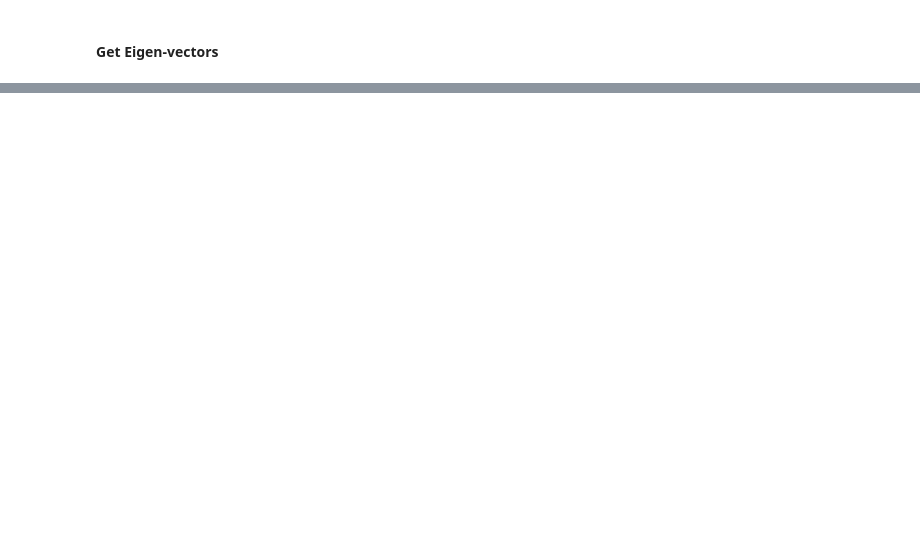
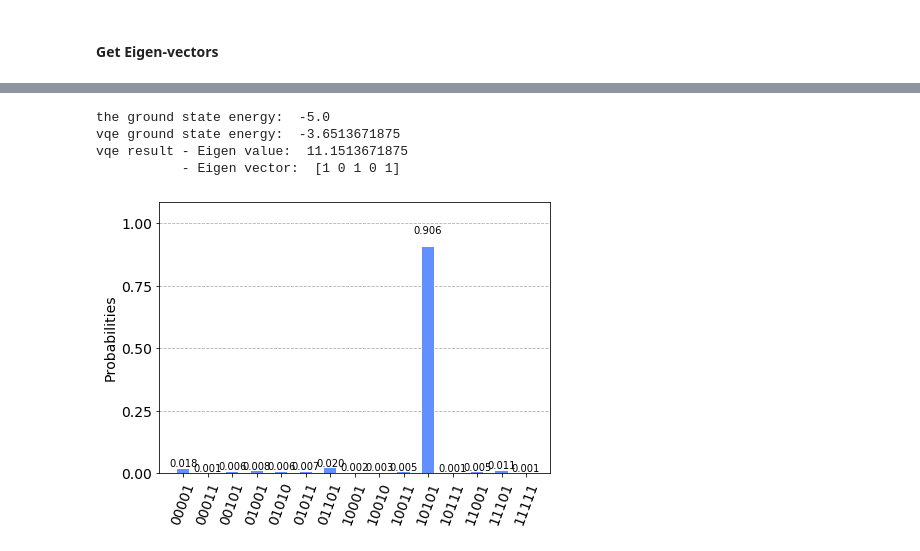
Before and after one commit to jiayuanx/quantum-computing, a Jupyter notebook: assignments/project/MaxCut-Multiweight.ipynb, the cells around one changed output, grey strips where cells are left out. Drawn from its saved outputs; the diff is of its cells as text; code cells hidden in the pictures; blank space fills up the shorter version.

```diff
--- a/assignments/project/MaxCut-Multiweight.ipynb
+++ b/assignments/project/MaxCut-Multiweight.ipynb
@@ -413,6 +435,0 @@ vqe_qc.draw(output='mpl')
-# %%
-N=1000
-backend = BasicAer.get_backend('qasm_simulator')
-job = execute(vqe_qc, backend, shots=N)
-result = job.result()
-counts = result.get_counts()
@@ -433,0 +457,12 @@ counts, get_exp(counts)
+# %%
+# on noisy model
+wpo, offset = adj2paulis(w)
+params = np.array([random.random() for _ in range(n*12)])
+tolerance = 1e-6
+n_shots = 1000
+noise = get_noise_model()
+vqe_wrapper = lambda x: vqe(wpo, params=x, n_shots=n_shots, noise=noise)
+%time vqe_result = minimize(vqe_wrapper, params, method="Powell", tol=tolerance)
+print(vqe_result.x)
+counts = get_eigenvectors(vqe_result.x)
+eigen_vec = sample_most_likely(counts)
@@ -433,0 +487,12 @@ counts, get_exp(counts)
+# %%
+print("the ground state energy: ", result["energy"])
+print("vqe ground state energy: ", vqe_result.fun)
+print("vqe result - Eigen value: ", -1*(vqe_result.fun + offset))
+print("           - Eigen vector: ", eigen_vec)
+plot_histogram(counts)
+# %% [output]
+the ground state energy:  -5.0
+vqe ground state energy:  -3.6513671875
+vqe result - Eigen value:  11.1513671875
+           - Eigen vector:  [1 0 1 0 1]
+[figure, added]
```
Also changed, not shown: parts of 26 cells of this notebook.
